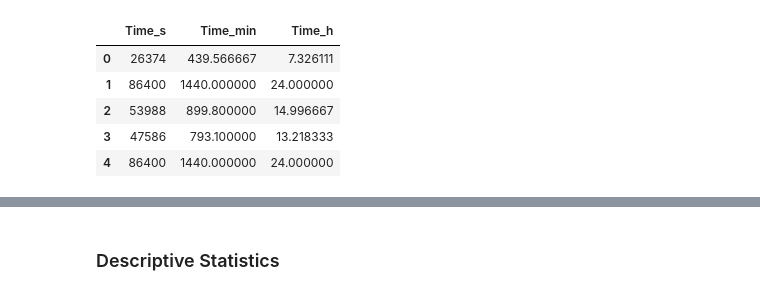
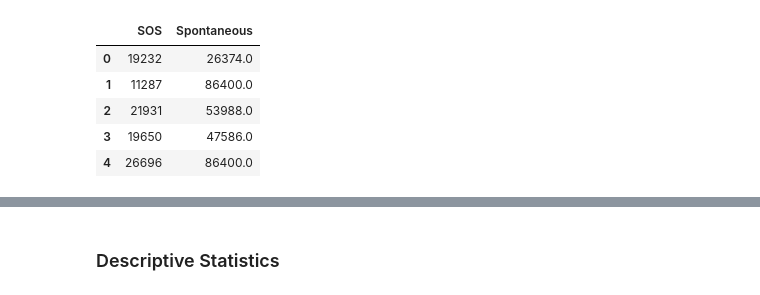
Before and after one commit to Frood-for-Thought/Bac_Evol_SSA, a Jupyter notebook: Experiment 3 - SOS vs Random Mutation/Analysis.ipynb, the cells around one changed output, grey strips where cells are left out. Drawn from its saved outputs; the diff is of its cells as text; code cells hidden in the pictures.

```diff
--- a/Experiment 3 - SOS vs Random Mutation/Analysis.ipynb
+++ b/Experiment 3 - SOS vs Random Mutation/Analysis.ipynb
@@ -7,11 +8,11 @@ import statsmodels.stats.power as smp
 # %%
 # Load the data.
-df = pd.read_excel('Time_for_Bac_Fix_MutRate_Comparison.xlsx', sheet_name='Spontaneous')
+df = pd.read_excel('Time_for_Bac_Fix_MutRate_Comparison.xlsx', sheet_name='All Time Distributions')
 df.head()
 # %% [output]
-|  | Time_s | Time_min | Time_h |
-| 0 | 26374 | 439.566667 | 7.326111 |
-| 1 | 86400 | 1440.000000 | 24.000000 |
-| 2 | 53988 | 899.800000 | 14.996667 |
-| 3 | 47586 | 793.100000 | 13.218333 |
-| 4 | 86400 | 1440.000000 | 24.000000 |
+|  | SOS | Spontaneous |
+| 0 | 19232 | 26374.0 |
+| 1 | 11287 | 86400.0 |
+| 2 | 21931 | 53988.0 |
+| 3 | 19650 | 47586.0 |
+| 4 | 26696 | 86400.0 |
```
Also changed, not shown: parts of 17 cells of this notebook.
